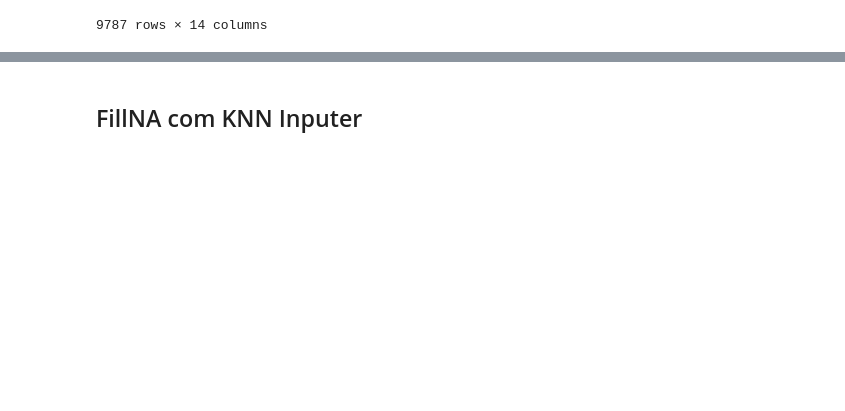
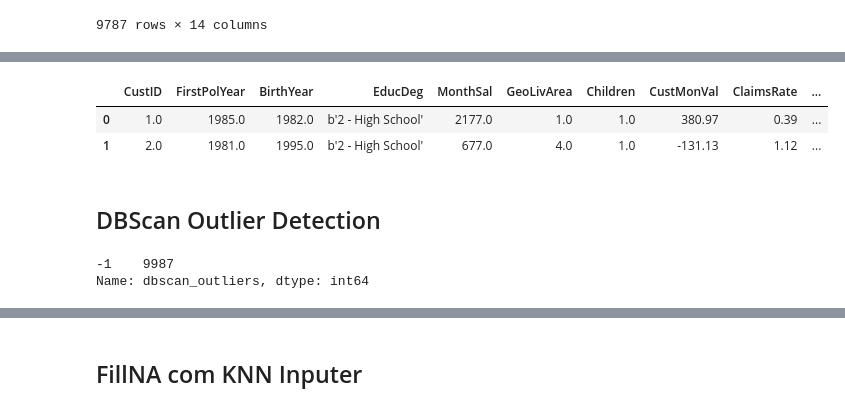
Before and after one commit to albertoparenti/Data-Mining-Project, a Jupyter notebook: DataMinig_V1.ipynb, the cells around one changed output, grey strips where cells are left out. Drawn from its saved outputs; the diff is of its cells as text; code cells hidden in the pictures; blank space fills up the shorter version.

```diff
--- a/DataMinig_V1.ipynb
+++ b/DataMinig_V1.ipynb
@@ -293,0 +327,25 @@ df_withoutOutliers
+# %%
+df_noNaN.head(2)
+# %% [output]
+|  | CustID | FirstPolYear | BirthYear | EducDeg | MonthSal | GeoLivArea | Children | CustMonVal | ClaimsRate | ... |
+| 0 | 1.0 | 1985.0 | 1982.0 | b'2 - High School' | 2177.0 | 1.0 | 1.0 | 380.97 | 0.39 | ... |
+| 1 | 2.0 | 1981.0 | 1995.0 | b'2 - High School' | 677.0 | 4.0 | 1.0 | -131.13 | 1.12 | ... |
+# %% [markdown]
+## DBScan Outlier Detection
+# %%
+#import the algorithm
+from sklearn.cluster import DBSCAN
+#initiate the algorithm
+#set the distance to 20, and min_samples as 5
+outlier_detection = DBSCAN(eps = 20, metric = "euclidean", min_samples = 10, n_jobs = -1)
+#fit_predict the algorithm to the existing data
+clusters = outlier_detection.fit_predict(df_noNaN[metric_features])
+#extract the labels from the algorithm
+df_noNaN["dbscan_outliers"] = clusters
+#label all others as inliers
+df_noNaN["dbscan_outliers"] = df_noNaN["dbscan_outliers"].apply(lambda x: str(1) if x>-1 else str(-1))
+#print the vaue counts
+print(df_noNaN["dbscan_outliers"].value_counts())
+# %% [output]
+-1    9987
+Name: dbscan_outliers, dtype: int64
```
Also changed, not shown: parts of 26 cells of this notebook.
